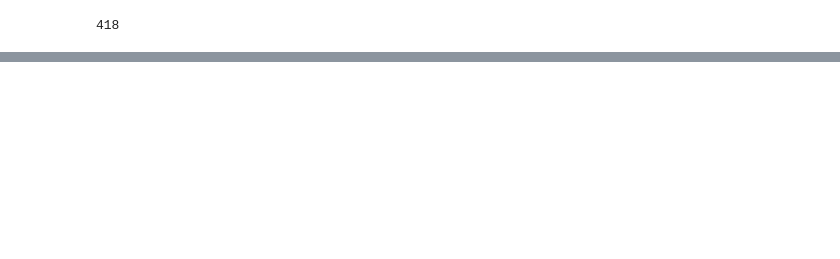
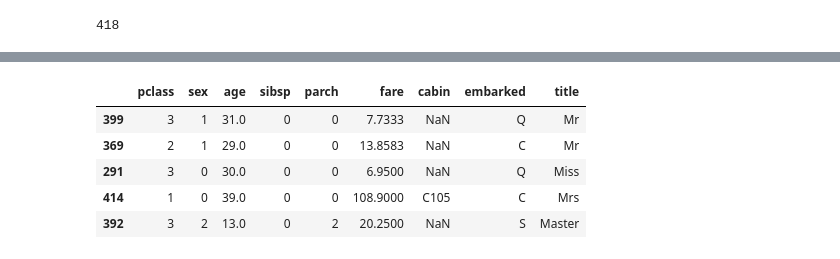
Before and after one commit to loechka/homeworks, a Jupyter notebook: kaggle_titanic_project.ipynb, the cells around one changed output, grey strips where cells are left out. Cells and saved outputs as stored; diff of their text form; code cells hidden in the pictures; blank space fills up the shorter version.

```diff
--- a/kaggle_titanic_project.ipynb
+++ b/kaggle_titanic_project.ipynb
@@ -973,0 +993,19 @@ len(df)
+# %%
+X_test = data_test.drop(columns = ['ticket'])
+X_test['title'] = X_test.name.apply(lambda x: x.split(', ')[1].split()[0].replace('.',''))
+X_test.title = X_test.apply(replace_titles, axis = 1)
+X_test['sex'].replace({'female':0,'male':1}, inplace=True)
+X_test['fare'].fillna(X_test.fare.mean(), inplace = True)
+# %%
+X_test.loc[X_test['age']<18, 'sex'] = 2
+# %%
+X_test = X_test.drop(['name', 'passengerid'], axis = 1)
+# %%
+X_test.sample(5)
+# %% [output]
+|  | pclass | sex | age | sibsp | parch | fare | cabin | embarked | title |
+| 399 | 3 | 1 | 31.0 | 0 | 0 | 7.7333 | NaN | Q | Mr |
+| 369 | 2 | 1 | 29.0 | 0 | 0 | 13.8583 | NaN | C | Mr |
+| 291 | 3 | 0 | 30.0 | 0 | 0 | 6.9500 | NaN | Q | Miss |
+| 414 | 1 | 0 | 39.0 | 0 | 0 | 108.9000 | C105 | C | Mrs |
+| 392 | 3 | 2 | 13.0 | 0 | 2 | 20.2500 | NaN | S | Master |
```
Also changed, not shown: parts of 70 cells of this notebook.
